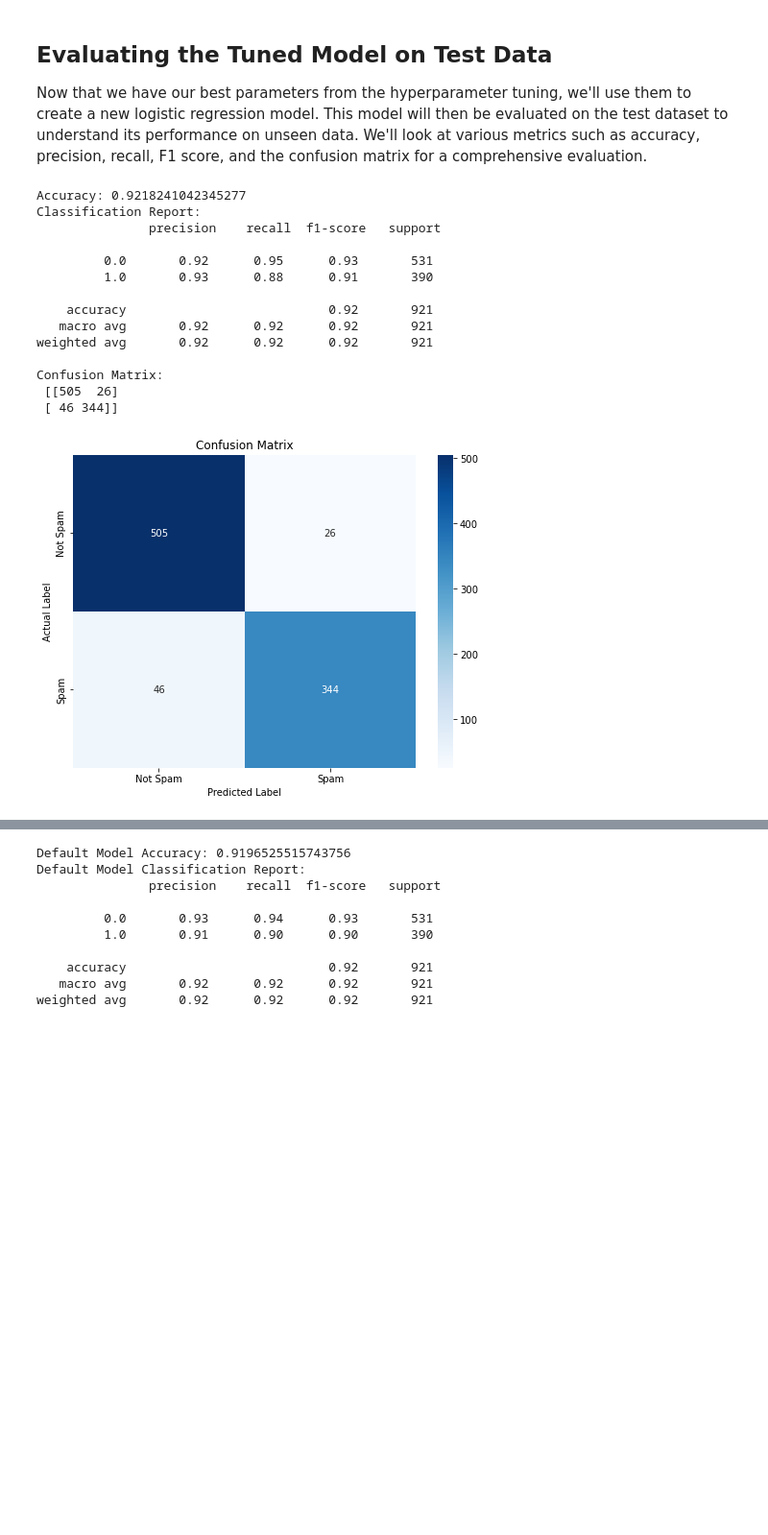
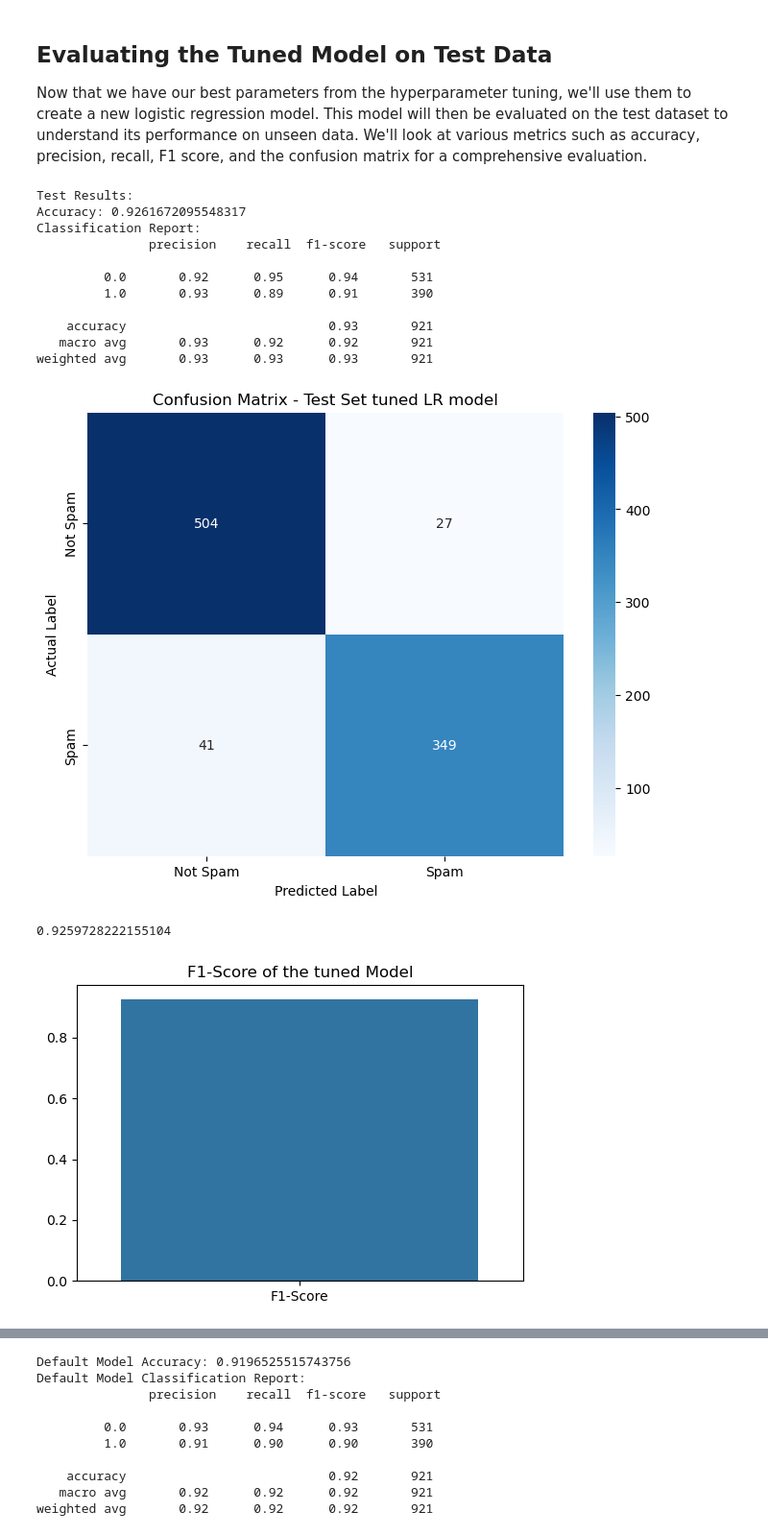
Before and after one commit to ChrysovalantisPsilos/MachineLearning, a Jupyter notebook: script.ipynb, the cells around one changed output, grey strips where cells are left out. Shown: that part at 96% size. Cells and saved outputs as stored; diff of their text form; code cells hidden in the pictures; blank space fills up the shorter version.

```diff
--- a/script.ipynb
+++ b/script.ipynb
@@ -761,7 +762,7 @@ for param in param_grid['solver']:
             compatible_params.append({'C': param_grid['C'], 'solver': [param], 'penalty': [penalty]})
 
 # Set up GridSearchCV with the modified parameter grid
-grid_search = GridSearchCV(logreg, compatible_params, cv=5, scoring='accuracy')
+grid_search = GridSearchCV(logreg, compatible_params, cv=5, scoring='f1_weighted')
 
 # Fit grid_search to the data
 grid_search.fit(X_train, y_train)
@@ -820,47 +821,56 @@ Best Score: 0.9277173913043478
 
 Now that we have our best parameters from the hyperparameter tuning, we'll use them to create a new logistic regression model. This model will then be evaluated on the test dataset to understand its performance on unseen data. We'll look at various metrics such as accuracy, precision, recall, F1 score, and the confusion matrix for a comprehensive evaluation.
 # %%
-from sklearn.metrics import accuracy_score, classification_report, confusion_matrix
-from sklearn.linear_model import LogisticRegression
-
 # Create a new model with the best parameters
 logreg_tuned = LogisticRegression(C=10, penalty='l2', solver='liblinear')
 
-# Fit the model on the entire training data
+# Fit the model on the training data
 logreg_tuned.fit(X_train, y_train)
 
-# Predict on the test data
-y_pred = logreg_tuned.predict(X_test)
+# Predict and evaluate on the validation set
+y_val_pred = logreg_tuned.predict(X_val)
+val_accuracy = accuracy_score(y_val, y_val_pred)
+val_report = classification_report(y_val, y_val_pred)
+val_conf_matrix = confusion_matrix(y_val, y_val_pred)
 
-# Evaluate the model
-accuracy = accuracy_score(y_test, y_pred)
-report = classification_report(y_test, y_pred)
-conf_matrix = confusion_matrix(y_test, y_pred)
+# Predict and evaluate on the test set
+y_test_pred = logreg_tuned.predict(X_test)
+test_accuracy = accuracy_score(y_test, y_test_pred)
+test_report = classification_report(y_test, y_test_pred)
+test_conf_matrix = confusion_matrix(y_test, y_test_pred)
 
-print(f"Accuracy: {accuracy}")
-print("Classification Report:\n", report)
-print("Confusion Matrix:\n", conf_matrix)
+print("\nTest Results:")
+print(f"Accuracy: {test_accuracy}")
+print("Classification Report:\n", test_report)
 
-# Plot the confusion matrix
+# Plot the confusion matrix for the test set
 plt.figure(figsize=(8, 6))
-sns.heatmap(conf_matrix, annot=True, fmt='g', cmap='Blues', xticklabels=['Not Spam', 'Spam'], yticklabels=['Not Spam', 'Spam'])
-plt.title('Confusion Matrix')
+sns.heatmap(test_conf_matrix, annot=True, fmt='g', cmap='Blues', xticklabels=['Not Spam', 'Spam'], yticklabels=['Not Spam', 'Spam'])
+plt.title('Confusion Matrix - Test Set tuned LR model')
 plt.ylabel('Actual Label')
 plt.xlabel('Predicted Label')
 plt.show()
+
+#f1
+test_f1 = f1_score(y_test, y_test_pred, average='weighted')
+print(test_f1)
+#f1 score
+plt.figure(figsize=(6, 4))
+sns.barplot(x=['F1-Score'], y=[test_f1])
+plt.title('F1-Score of the tuned Model')
+plt.show()
 # %% [output]
-Accuracy: 0.9218241042345277
+Test Results:
+Accuracy: 0.9261672095548317
 Classification Report:
                precision    recall  f1-score   support
 
-         0.0       0.92      0.95      0.93       531
-         1.0       0.93      0.88      0.91       390
+         0.0       0.92      0.95      0.94       531
+         1.0       0.93      0.89      0.91       390
 
-    accuracy                           0.92       921
-   macro avg       0.92      0.92      0.92       921
-weighted avg       0.92      0.92      0.92       921
-
-Confusion Matrix:
- [[505  26]
- [ 46 344]]
+    accuracy                           0.93       921
+   macro avg       0.93      0.92      0.92       921
+weighted avg       0.93      0.93      0.93       921
-[figure, old version]
+[figure, new version]
+0.9259728222155104
+[figure, added]
```
Also changed, not shown: parts of 6 cells of this notebook.
